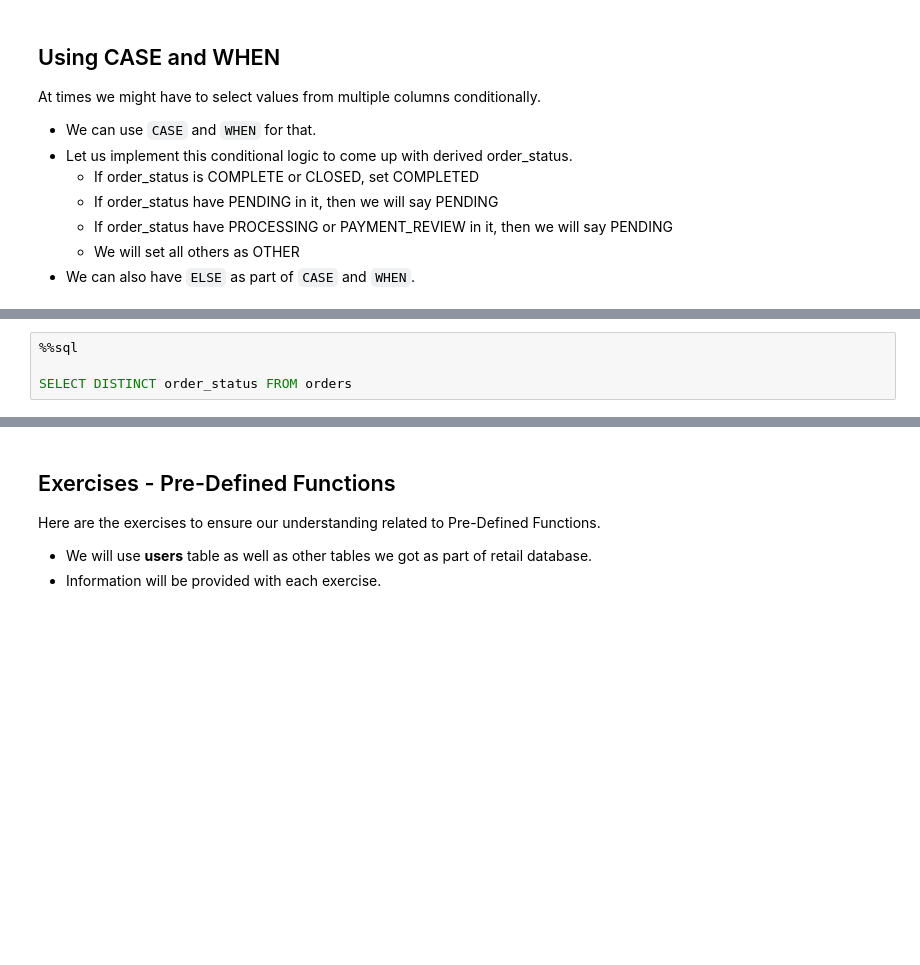
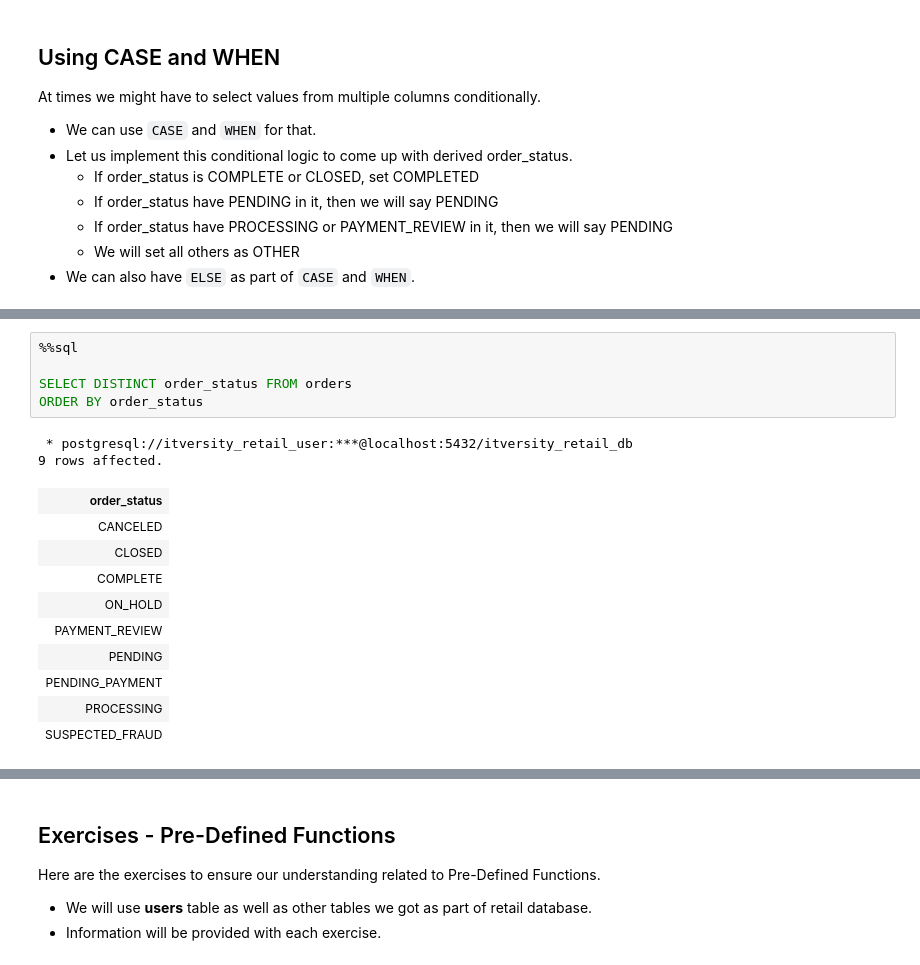
Before and after one commit to itversity/mastering-postgresql, a Jupyter notebook: 06_predefined_functions.ipynb, the cells around one changed output, grey strips where cells are left out. Drawn from its saved outputs; the diff is of its cells as text; blank space fills up the shorter version.

```diff
--- a/06_predefined_functions.ipynb
+++ b/06_predefined_functions.ipynb
@@ -980,7 +1096,21 @@ At times we might have to select values from multiple columns conditionally.
 # %%
 %%sql
 
 SELECT DISTINCT order_status FROM orders
+ORDER BY order_status
+# %% [output]
+ * postgresql://itversity_retail_user:***@localhost:5432/itversity_retail_db
+9 rows affected.
+| order_status |
+| CANCELED |
+| CLOSED |
+| COMPLETE |
+| ON_HOLD |
+| PAYMENT_REVIEW |
+| PENDING |
+| PENDING_PAYMENT |
+| PROCESSING |
+| SUSPECTED_FRAUD |
 # %%
 %%sql
 
```
Also changed, not shown: parts of 46 cells of this notebook, 5 other files.
